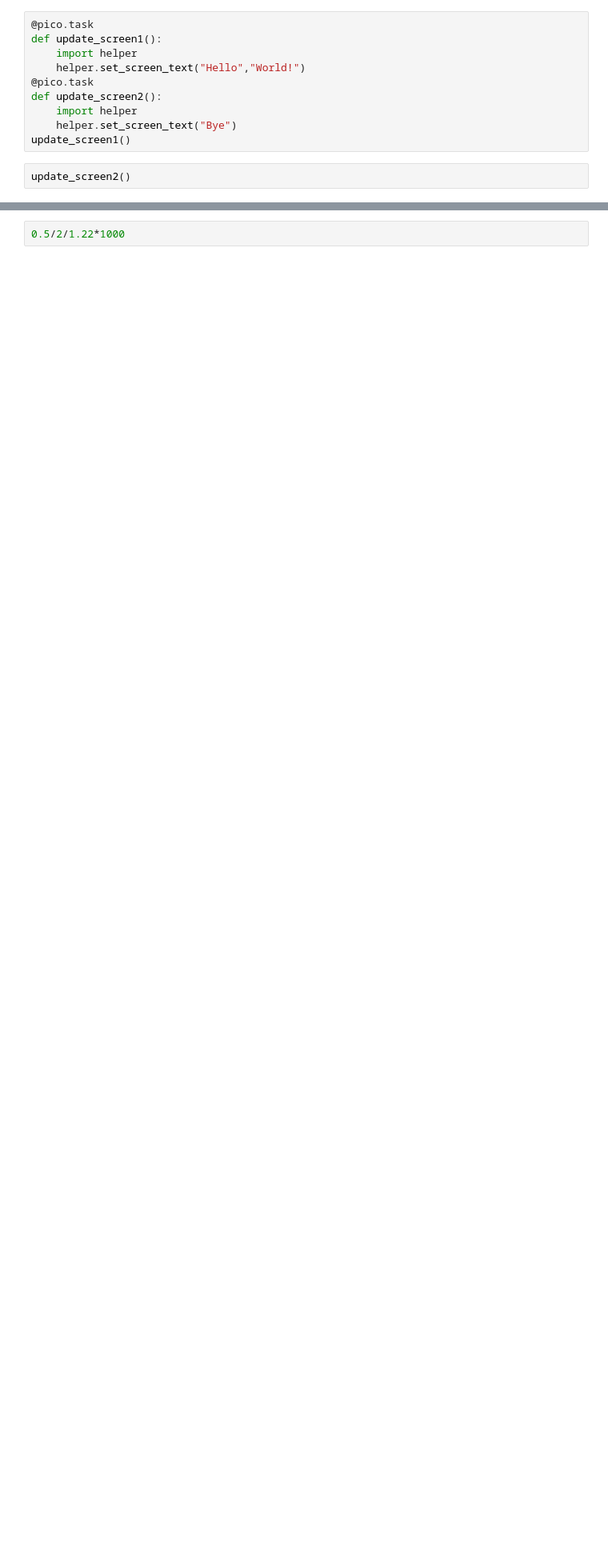
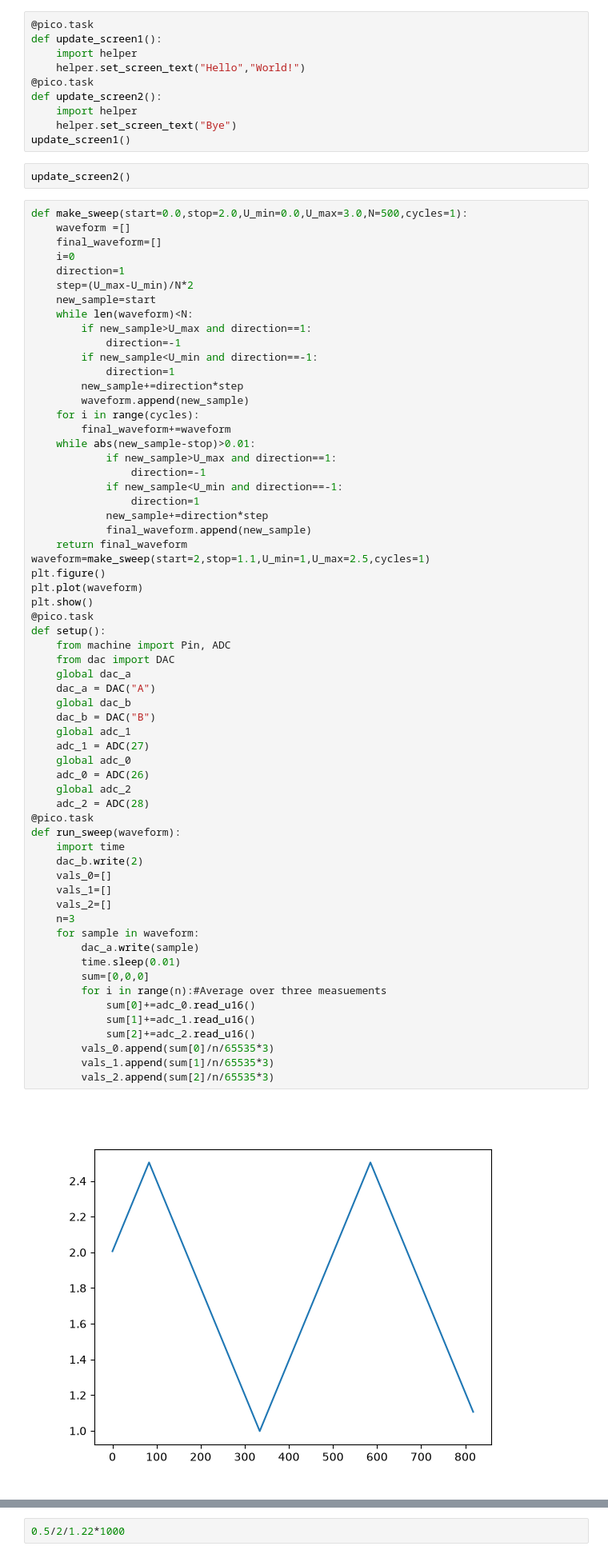
Before and after one commit to NB-TUDelft/Electronic_Instrumentation, a Jupyter notebook: book/manuals/week8/8.1_Voltametry_testing.ipynb, the cells around one changed output, grey strips where cells are left out. Shown at 80% size. Cells and saved outputs as stored; diff of their text form; blank space fills up the shorter version.

```diff
--- a/book/manuals/week8/8.1_Voltametry_testing.ipynb
+++ b/book/manuals/week8/8.1_Voltametry_testing.ipynb
@@ -293,3 +307,67 @@ def update_screen2():
 update_screen1()
 # %%
 update_screen2()
+# %%
+def make_sweep(start=0.0,stop=2.0,U_min=0.0,U_max=3.0,N=500,cycles=1):
+    waveform =[]
+    final_waveform=[]
+    i=0
+    direction=1
+    step=(U_max-U_min)/N*2
+    new_sample=start
+    while len(waveform)<N:
+        if new_sample>U_max and direction==1:
+            direction=-1
+        if new_sample<U_min and direction==-1:
+            direction=1
+        new_sample+=direction*step
+        waveform.append(new_sample)
+    for i in range(cycles):
+        final_waveform+=waveform
+    while abs(new_sample-stop)>0.01:
+            if new_sample>U_max and direction==1:
+                direction=-1
+            if new_sample<U_min and direction==-1:
+                direction=1
+            new_sample+=direction*step
+            final_waveform.append(new_sample)
+    return final_waveform
+waveform=make_sweep(start=2,stop=1.1,U_min=1,U_max=2.5,cycles=1)
+plt.figure()
+plt.plot(waveform)
+plt.show()
+@pico.task
+def setup():
+    from machine import Pin, ADC
+    from dac import DAC
+    global dac_a
+    dac_a = DAC("A")
+    global dac_b
+    dac_b = DAC("B")
+    global adc_1
+    adc_1 = ADC(27)
+    global adc_0
+    adc_0 = ADC(26)
+    global adc_2
+    adc_2 = ADC(28)
+@pico.task
+def run_sweep(waveform):
+    import time
+    dac_b.write(2)
+    vals_0=[]
+    vals_1=[]
+    vals_2=[]
+    n=3
+    for sample in waveform:
+        dac_a.write(sample)
+        time.sleep(0.01)
+        sum=[0,0,0]
+        for i in range(n):#Average over three measuements
+            sum[0]+=adc_0.read_u16()
+            sum[1]+=adc_1.read_u16()
+            sum[2]+=adc_2.read_u16()
+        vals_0.append(sum[0]/n/65535*3)
+        vals_1.append(sum[1]/n/65535*3)
+        vals_2.append(sum[2]/n/65535*3)
+# %% [output]
+[figure, added]
```
Also changed, not shown: parts of 8 cells of this notebook, 1 other file.
